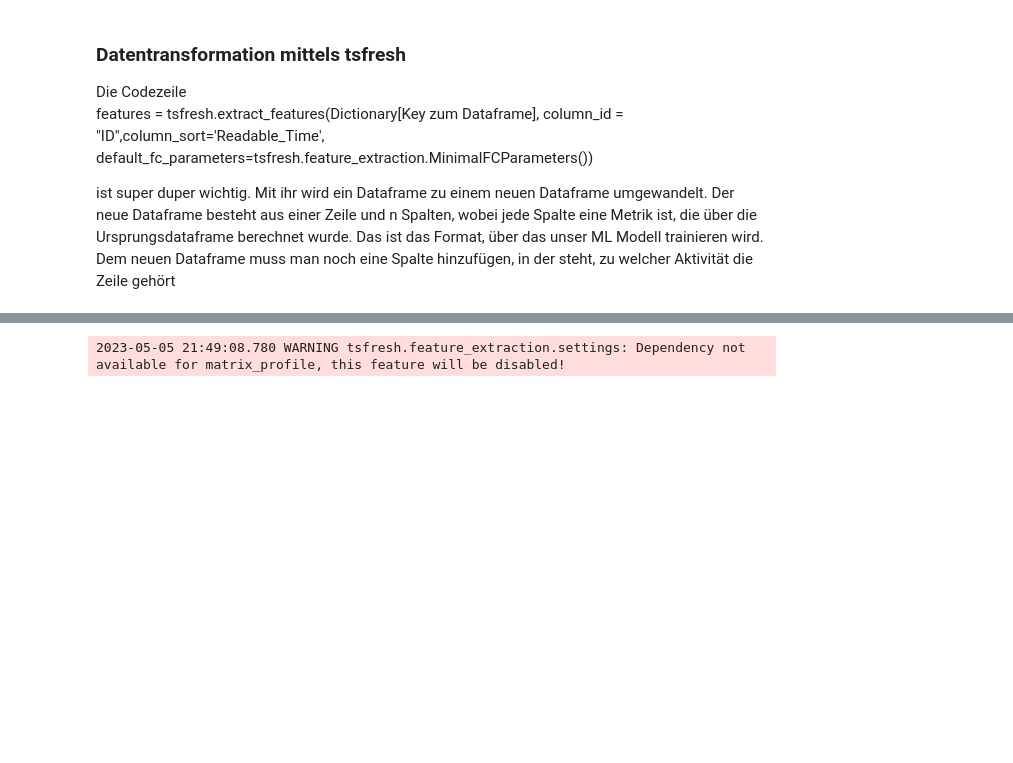
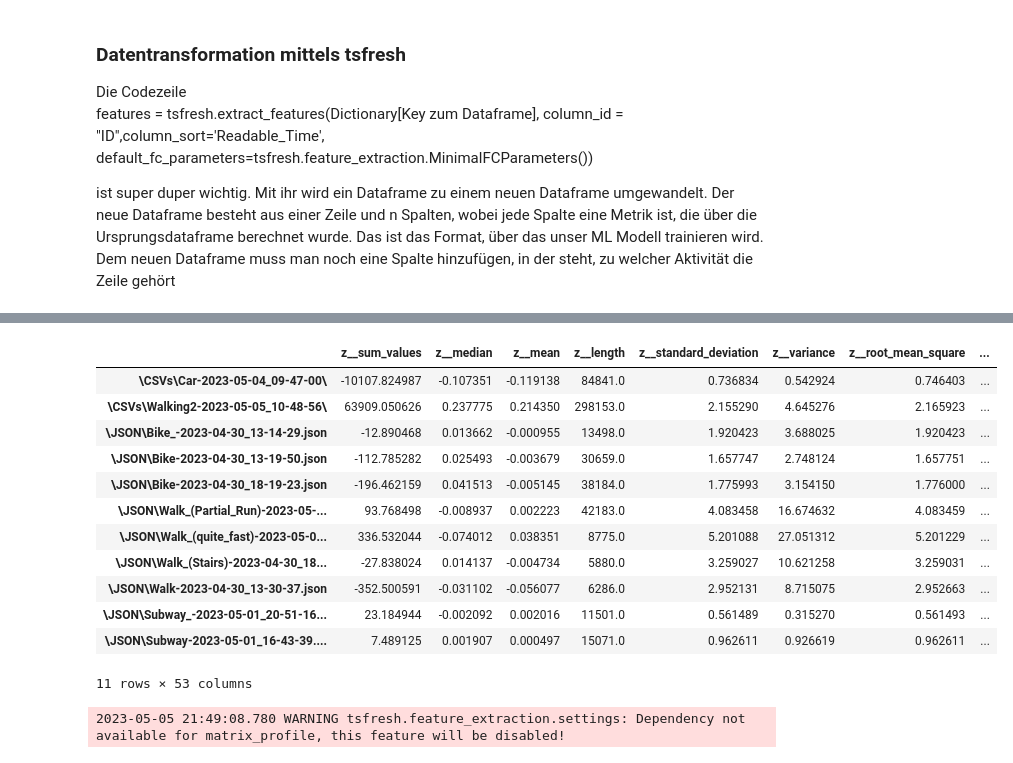
Before and after one commit to AlexeiMari/ML4B-2023, a Jupyter notebook: JupyterNotebooks/LightBrightnessDisplay Test.ipynb, the cells around one changed output, grey strips where cells are left out. Cells and saved outputs as stored; diff of their text form; code cells hidden in the pictures; blank space fills up the shorter version.

```diff
--- a/JupyterNotebooks/LightBrightnessDisplay Test.ipynb
+++ b/JupyterNotebooks/LightBrightnessDisplay Test.ipynb
@@ -404,5 +388,6 @@ for dict in transformed_data_list:
         temp = tsfresh.extract_features(dict[sensor], column_id = "ID",column_sort='Readable_Time',
                                         default_fc_parameters=tsfresh.feature_extraction.MinimalFCParameters())
         temp["activity"] = dict["activity"]
-        final_form_data_list.append(temp)
+        #temp["ID"] = dict[sensor]["ID"]
+        final_form_data_list.append({"data" : temp, "sensor" : sensor})
 # %% [output]
@@ -412,11 +433,30 @@ very_final_form_data_list = []
 
 for sensor in sensors:
     temp_list = []
-    for df in final_form_data_list:
-        if df["activity"] == sensor:
-            temp_list.append(df)
+    for dict in final_form_data_list:
+        if str(dict["sensor"]) == str(sensor):
+            temp_list.append(dict["data"])
     concat_temp = pd.concat(temp_list)
     very_final_form_data_list.append(concat_temp)
+# %%
+very_final_form_data_list
+df_final = pd.concat(very_final_form_data_list, axis = 1)
+
+df_final
+# %% [output]
+|  | z__sum_values | z__median | z__mean | z__length | z__standard_deviation | z__variance | z__root_mean_square | ... |
+| \CSVs\Car-2023-05-04_09-47-00\ | -10107.824987 | -0.107351 | -0.119138 | 84841.0 | 0.736834 | 0.542924 | 0.746403 | ... |
+| \CSVs\Walking2-2023-05-05_10-48-56\ | 63909.050626 | 0.237775 | 0.214350 | 298153.0 | 2.155290 | 4.645276 | 2.165923 | ... |
+| \JSON\Bike_-2023-04-30_13-14-29.json | -12.890468 | 0.013662 | -0.000955 | 13498.0 | 1.920423 | 3.688025 | 1.920423 | ... |
+| \JSON\Bike-2023-04-30_13-19-50.json | -112.785282 | 0.025493 | -0.003679 | 30659.0 | 1.657747 | 2.748124 | 1.657751 | ... |
+| \JSON\Bike-2023-04-30_18-19-23.json | -196.462159 | 0.041513 | -0.005145 | 38184.0 | 1.775993 | 3.154150 | 1.776000 | ... |
+| \JSON\Walk_(Partial_Run)-2023-05-... | 93.768498 | -0.008937 | 0.002223 | 42183.0 | 4.083458 | 16.674632 | 4.083459 | ... |
+| \JSON\Walk_(quite_fast)-2023-05-0... | 336.532044 | -0.074012 | 0.038351 | 8775.0 | 5.201088 | 27.051312 | 5.201229 | ... |
+| \JSON\Walk_(Stairs)-2023-04-30_18... | -27.838024 | 0.014137 | -0.004734 | 5880.0 | 3.259027 | 10.621258 | 3.259031 | ... |
+| \JSON\Walk-2023-04-30_13-30-37.json | -352.500591 | -0.031102 | -0.056077 | 6286.0 | 2.952131 | 8.715075 | 2.952663 | ... |
+| \JSON\Subway_-2023-05-01_20-51-16... | 23.184944 | -0.002092 | 0.002016 | 11501.0 | 0.561489 | 0.315270 | 0.561493 | ... |
+| \JSON\Subway-2023-05-01_16-43-39.... | 7.489125 | 0.001907 | 0.000497 | 15071.0 | 0.962611 | 0.926619 | 0.962611 | ... |
+11 rows × 53 columns
 # %%
 car_04_05 = transform_data_csv(folder = r"\CSVs\Car-2023-05-04_09-47-00\\", action = "car")
 bike_30_04 = transform_data_json("\JSON\Bike_-2023-04-30_13-14-29.json", action= "bike")
```
Also changed, not shown: parts of 4 cells of this notebook.
